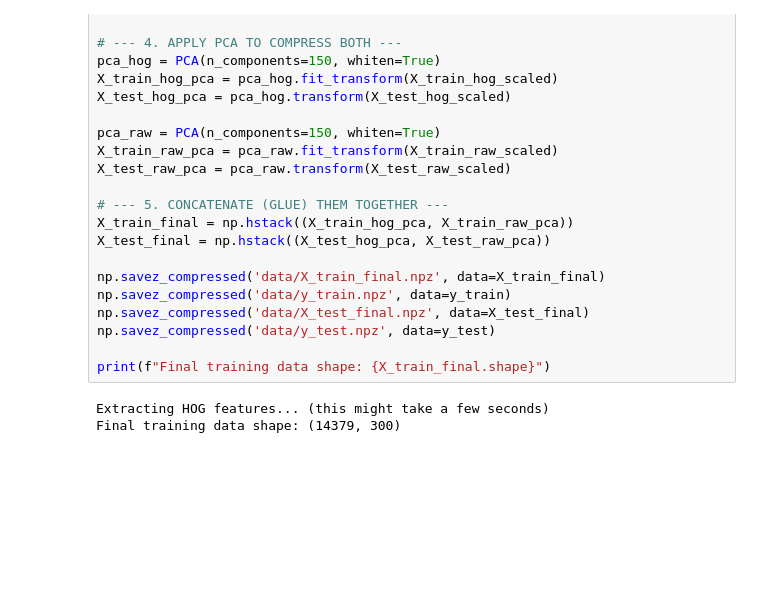
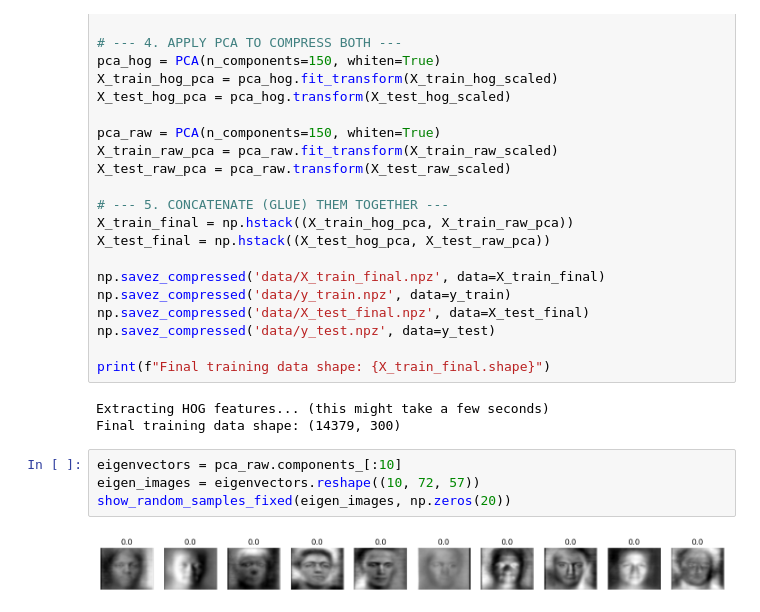
Before and after one commit to Banzir2/TechnotzDS_ML, a Jupyter notebook: preprocess.ipynb, the cells around one changed output. Cells and saved outputs as stored; diff of their text form; blank space fills up the shorter version.

```diff
--- a/preprocess.ipynb
+++ b/preprocess.ipynb
@@ -162,3 +172,9 @@ print(f"Final training data shape: {X_train_final.shape}")
 # %% [output]
 Extracting HOG features... (this might take a few seconds)
 Final training data shape: (14379, 300)
+# %%
+eigenvectors = pca_raw.components_[:10]
+eigen_images = eigenvectors.reshape((10, 72, 57))
+show_random_samples_fixed(eigen_images, np.zeros(20))
+# %% [output]
+[figure, added]
```
Also changed, not shown: parts of 4 cells of this notebook, 3 other files.
